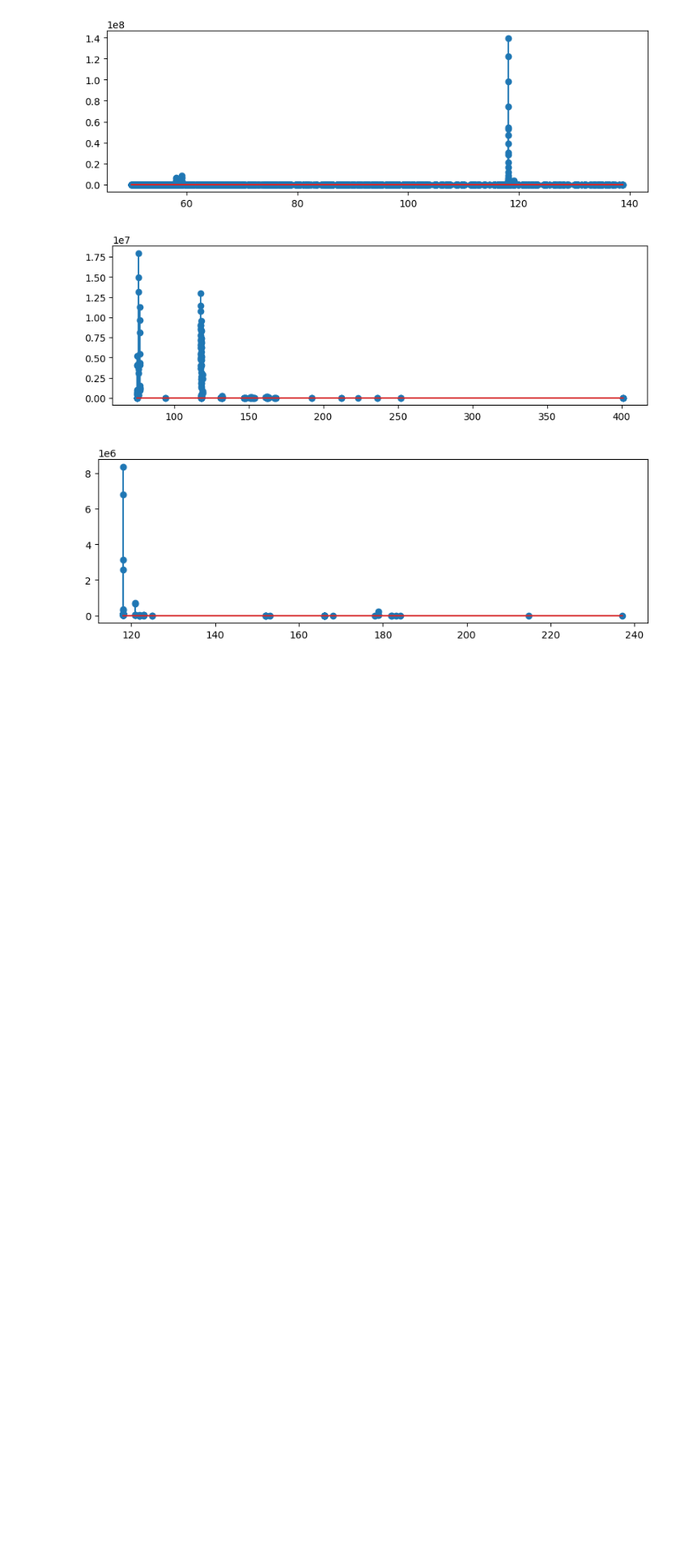
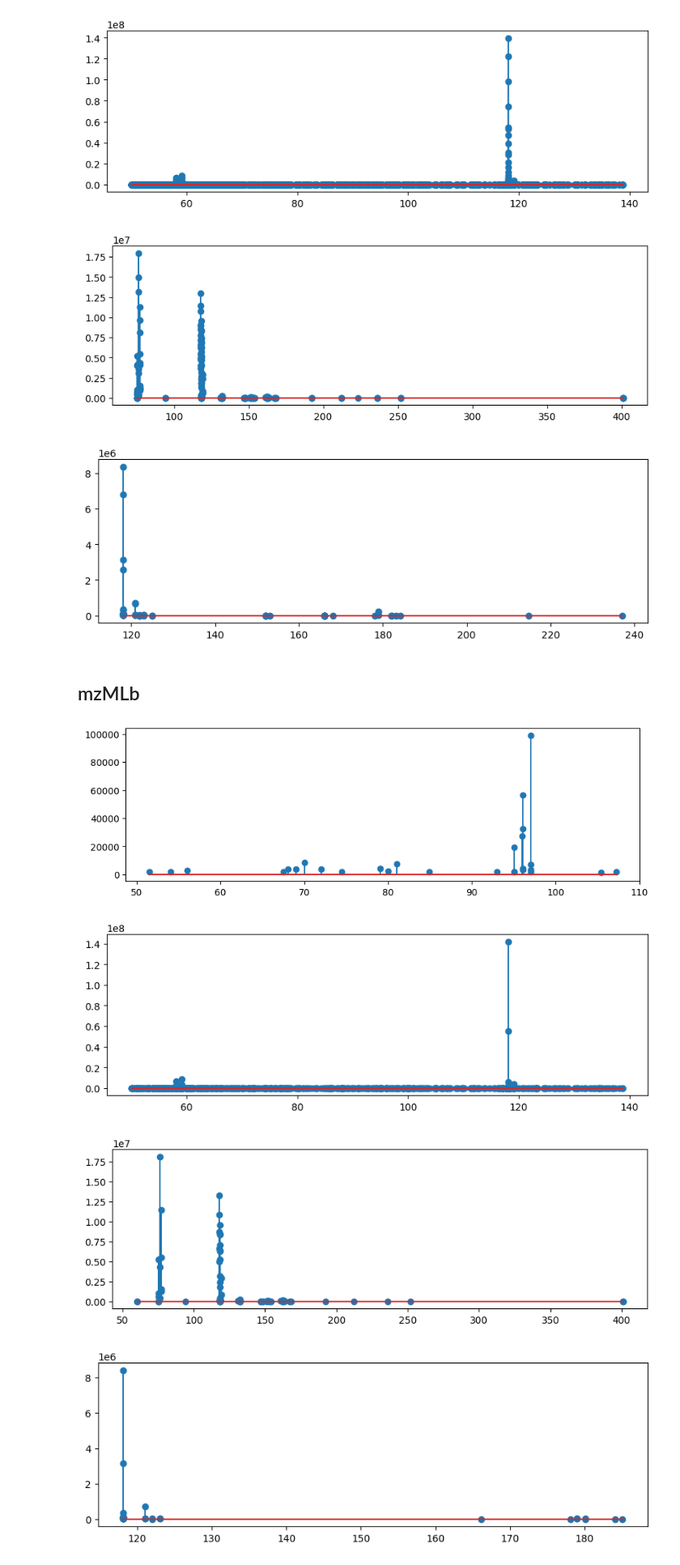
Before and after one commit to wkumler/mzsql, a Jupyter notebook: demo_notebooks/MS2_all.ipynb, the cells around one changed output. Shown at 81% size. Saved outputs shown, nothing was run; the diff lists cells and outputs as text; code cells hidden in the pictures; blank space fills up the shorter version.

Commit message:
Adding mzmlb MS2 things

```diff
--- a/demo_notebooks/MS2_all.ipynb
+++ b/demo_notebooks/MS2_all.ipynb
@@ -6,6 +6,7 @@ from mzsql import *
 duckdb_file = "C:/Users/willi/Documents/mzsql/massive_data/180205_Poo_TruePooPos_dda1.duckdb"
 sqlite_file = "C:/Users/willi/Documents/mzsql/massive_data/180205_Poo_TruePooPos_dda1.sqlite"
 mza_file = "C:/Users/willi/Documents/mzsql/massive_data/180205_Poo_TruePooPos_dda1.mza"
+mzmlb_file = "C:/Users/willi/Documents/mzsql/massive_data/180205_Poo_TruePooPos_dda1.mzMLb"
 spectrum_idx = 1000
 precursor_mz = 118.0865
 ppm_acc = 5
@@ -87,3 +96,5 @@ plt.show()
 [figure]
 [figure]
 [figure]
+# %% [markdown]
+## mzMLb
@@ -89,0 +103,21 @@ plt.show()
+# %%
+spectrum_data = get_MS2scan_mzmlb(mzmlb_file, spectrum_idx)
+plt.stem(spectrum_data["fragmz"], spectrum_data["int"])
+plt.show()
+
+spectrum_data = get_MS2premz_mzmlb(mzmlb_file, precursor_mz, ppm_acc)
+plt.stem(spectrum_data["fragmz"], spectrum_data["int"])
+plt.show()
+
+spectrum_data = get_MS2fragmz_mzmlb(mzmlb_file, fragment_mz, ppm_acc)
+plt.stem(spectrum_data["premz"], spectrum_data["int"])
+plt.show()
+
+spectrum_data = get_MS2nloss_mzmlb(mzmlb_file, neutral_loss, ppm_acc)
+plt.stem(spectrum_data["premz"], spectrum_data["int"])
+plt.show()
+# %% [output]
+[figure, added]
+[figure, added]
+[figure, added]
+[figure, added]
```
Also changed, not shown: parts of 5 cells of this notebook, 1 other file.
